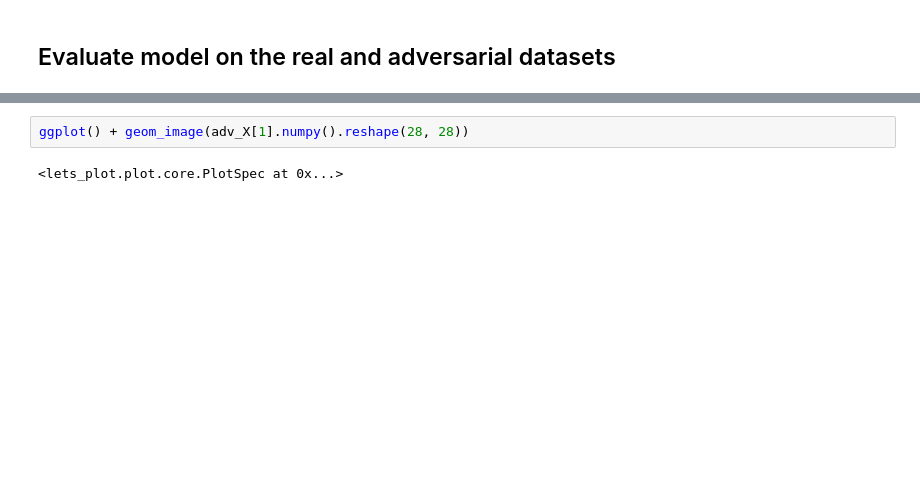
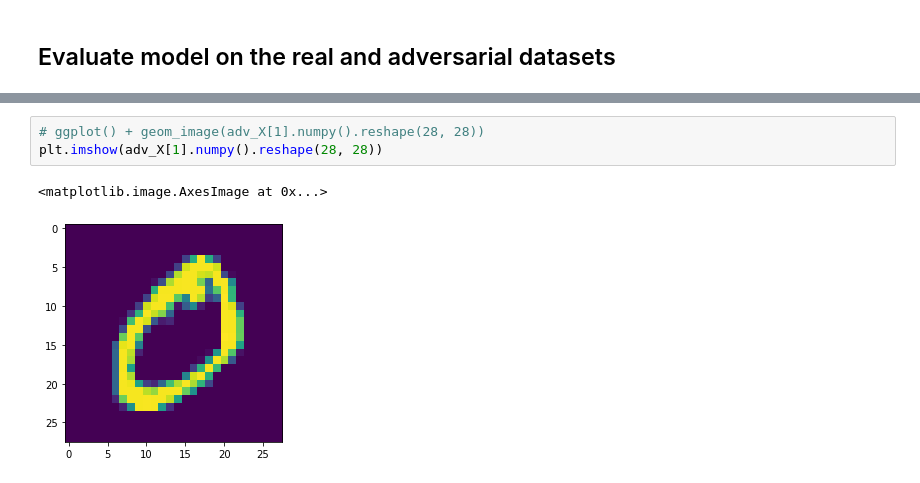
Before and after one commit to niazarak/adversarial-attack, a Jupyter notebook: adversarial-train.ipynb, the cells around one changed output, grey strips where cells are left out. Cells and saved outputs as stored; diff of their text form; blank space fills up the shorter version.

```diff
--- a/adversarial-train.ipynb
+++ b/adversarial-train.ipynb
@@ -168,5 +175,7 @@ weighted avg       0.35      0.29      0.30       100
 # %%
-ggplot() + geom_image(adv_X[1].numpy().reshape(28, 28))
+# ggplot() + geom_image(adv_X[1].numpy().reshape(28, 28))
+plt.imshow(adv_X[1].numpy().reshape(28, 28))
 # %% [output]
-<lets_plot.plot.core.PlotSpec at 0x...>
+<matplotlib.image.AxesImage at 0x...>
+[figure, added]
 # %%
```
Also changed, not shown: parts of 8 cells of this notebook, 1 other file.
